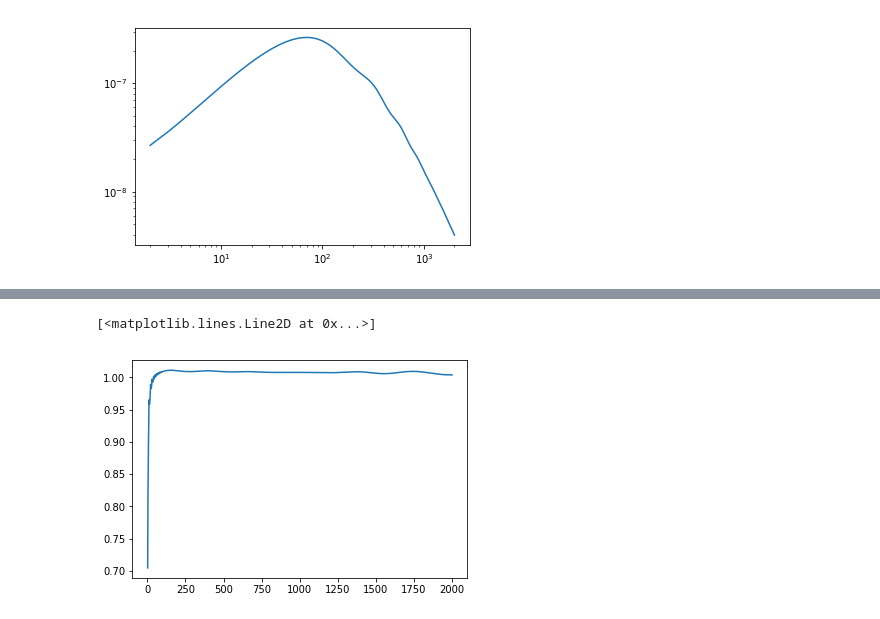
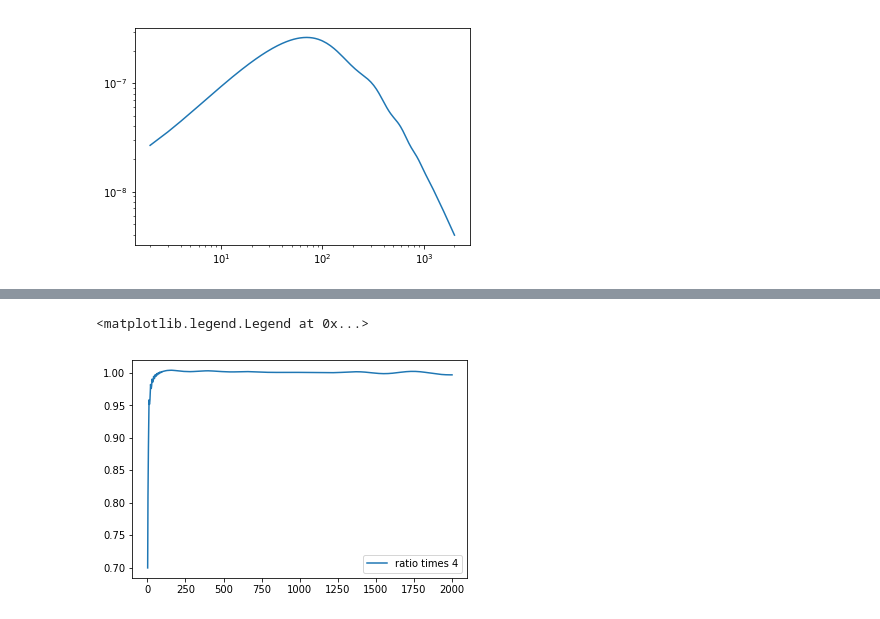
Before and after one commit to VMBoehm/postlimber, a Jupyter notebook: notebooks/postLimber_Integrals_VsVersion.ipynb, the cells around one changed output, grey strips where cells are left out. Saved outputs shown, nothing was run; the diff lists cells and outputs as text; code cells hidden in the pictures.

```diff
--- a/notebooks/postLimber_Integrals_VsVersion.ipynb
+++ b/notebooks/postLimber_Integrals_VsVersion.ipynb
@@ -933,7 +932,7 @@ for l_ in ells:
     for chi in chis:
         k = l_/chi #in h/Mpc
         try:
-            Pk= cosmo.pk_lin(k*h,0.)*D_chi(chi)**2
+            Pk= cosmo.pk(k*h,0.)*D_chi(chi)**2*h**3
         except:
             Pk= 0.
         integrand+=[lensing_kernel(chi,chi_cmb)*kernel2(chi)*Pk]
@@ -997,5 +997,6 @@ plt.loglog(ell_[:lmax],Cl_kg2[:lmax],label='no Limber')
 # %%
-plt.plot(ell_[:lmax],np.interp(ell_[:lmax],ells,clkg)/Cl_kg2[:lmax]/0.8,label='ratio')
+plt.plot(ell_[:lmax],np.interp(ell_[:lmax],ells,clkg)/Cl_kg2[:lmax]*4,label='ratio times 4')
+plt.legend()
 # %% [output]
-[<matplotlib.lines.Line2D at 0x...>]
+<matplotlib.legend.Legend at 0x...>
-[figure, old version]
+[figure, new version]
```
Also changed, not shown: parts of 14 cells of this notebook.
